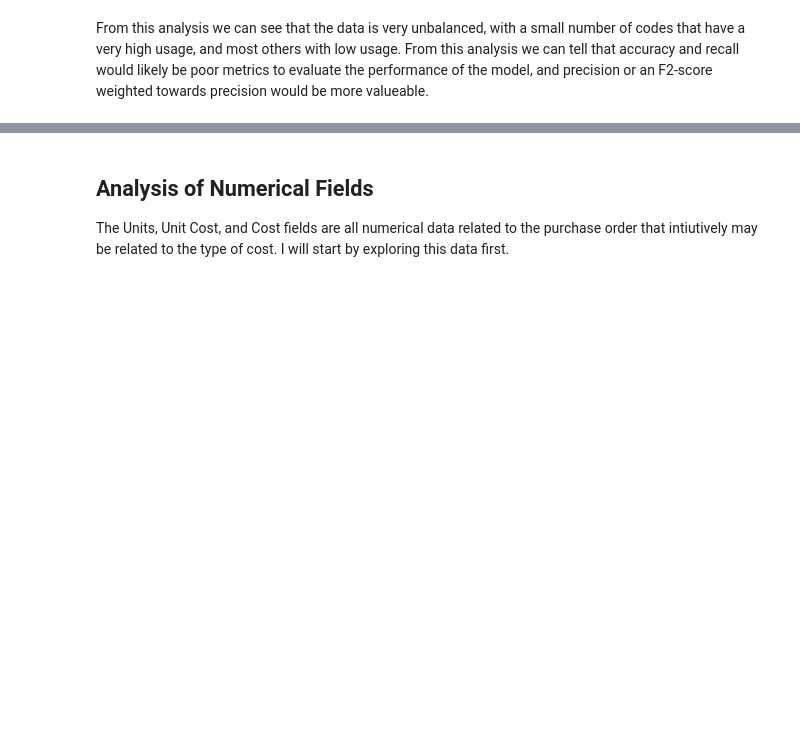
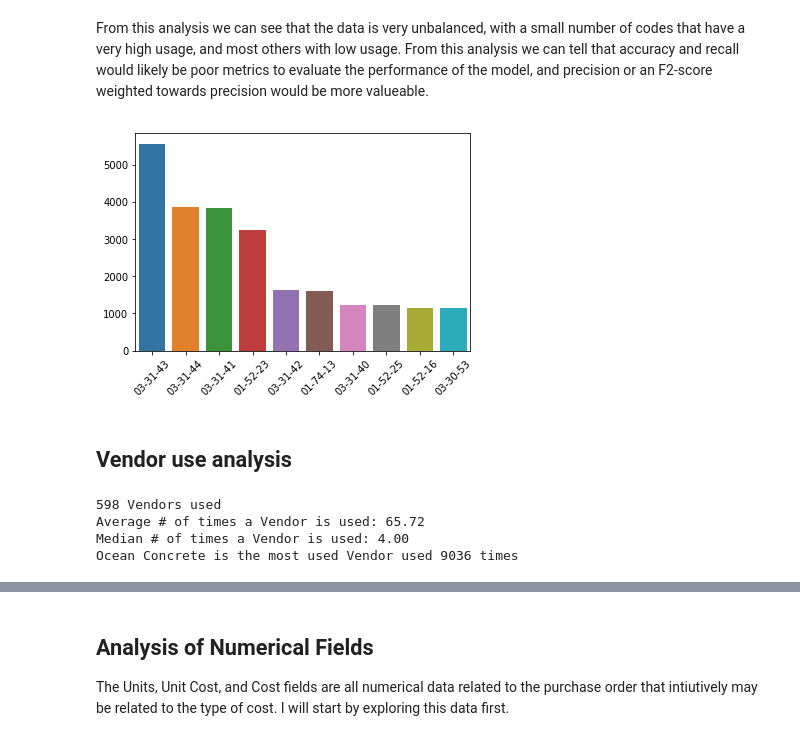
Before and after one commit to Daniel-M-Kelly/Udacity-MLND-Project, a Jupyter notebook: PO_Dataset_Exploration.ipynb, the cells around one changed output, grey strips where cells are left out. Saved outputs shown, nothing was run; the diff lists cells and outputs as text; code cells hidden in the pictures; blank space fills up the shorter version.

```diff
--- a/PO_Dataset_Exploration.ipynb
+++ b/PO_Dataset_Exploration.ipynb
@@ -146,3 +171,22 @@ Median # of times a code is used: 6.50
 [figure]
 # %% [markdown]
 From this analysis we can see that the data is very unbalanced, with a small number of codes that have a very high usage, and most others with low usage. From this analysis we can tell that accuracy and recall would likely be poor metrics to evaluate the performance of the model, and precision or an F2-score weighted towards precision would be more valueable.
+# %%
+code_count = df['Cost Code'].value_counts().head(10)
+sns.barplot(code_count.index, code_count.values)
+plt.xticks(rotation=45)
+plt.show()
+# %% [output]
+[figure, added]
+# %% [markdown]
+## Vendor use analysis
+# %%
+print('{} Vendors used'.format(df['Vendor'].nunique()))
+print("Average # of times a Vendor is used: {:.2f}".format(df['Vendor'].value_counts().mean()))
+print("Median # of times a Vendor is used: {:.2f}".format(df['Vendor'].value_counts().median()))
+print("{} is the most used Vendor used {} times".format(df['Vendor'].value_counts().idxmax(),df['Vendor'].value_counts().max()))
+# %% [output]
+598 Vendors used
+Average # of times a Vendor is used: 65.72
+Median # of times a Vendor is used: 4.00
+Ocean Concrete is the most used Vendor used 9036 times
```
Also changed, not shown: parts of 12 cells of this notebook.
